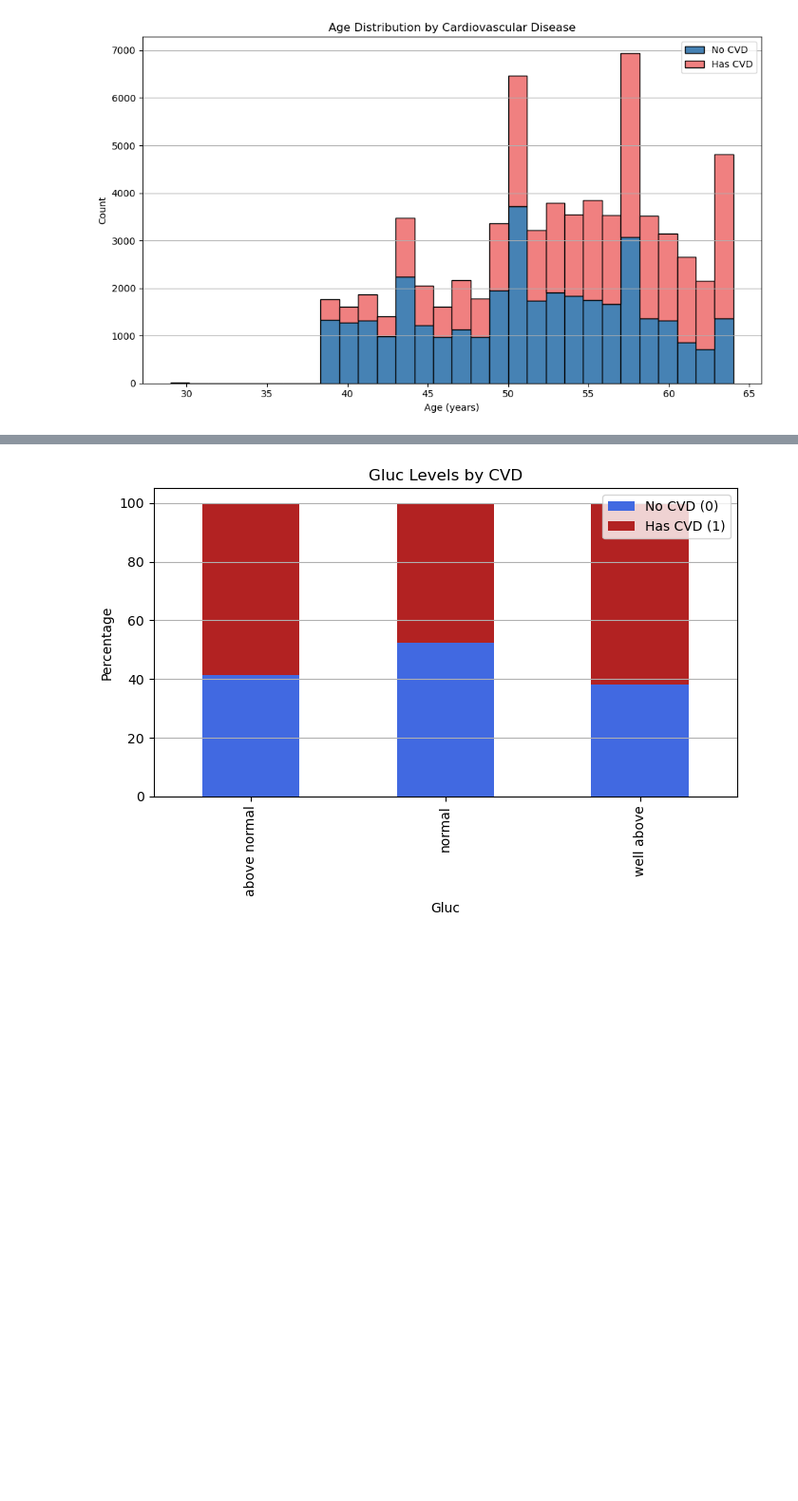
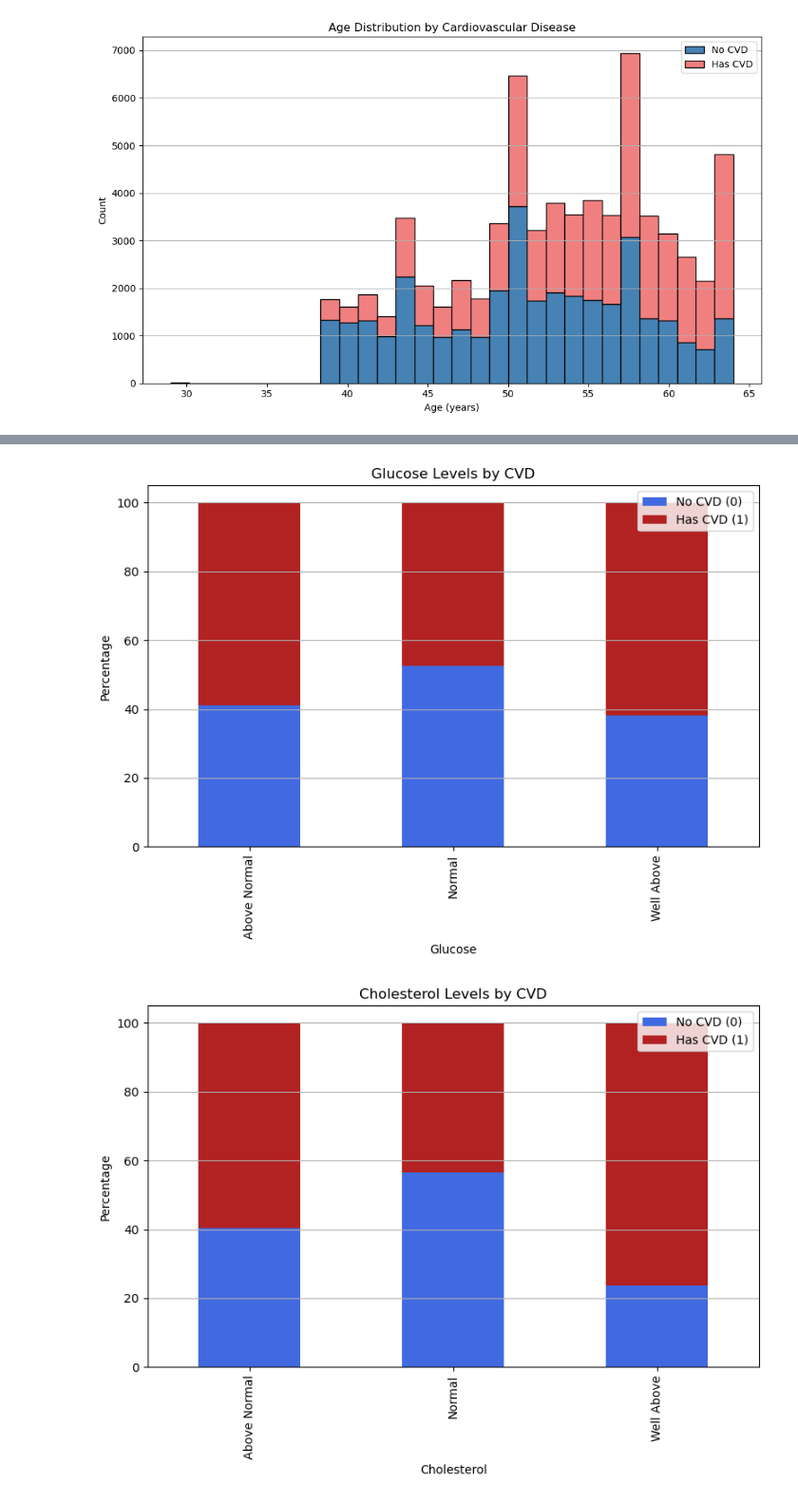
Before and after one commit to ebavarsad/ebavarsad, a Jupyter notebook: kaggle/cardiovascular_disease_research.ipynb, the cells around one changed output, grey strips where cells are left out. Shown at 95% size. Drawn from its saved outputs; the diff is of its cells as text; code cells hidden in the pictures; blank space fills up the shorter version.

Commit message:
more cvd graphs

```diff
--- a/kaggle/cardiovascular_disease_research.ipynb
+++ b/kaggle/cardiovascular_disease_research.ipynb
@@ -61,7 +61,7 @@ def cleaner_df(df, map_names):
 
     # remap column names
     df = df.rename(columns = {'Ap_hi':'Systolic BP', 'Ap_lo':'Diastolic BP', 'Gluc':'Glucose',
-                              'Alco':'Alcohol Drinker', 'Active':'Exerciser', 'Smoke': 'Smoker',
+                              'Alco':'Alcohol Drinker', 'Active':'Inactive', 'Smoke': 'Smoker',
                               'Cardio':'CVD'})
 
     # create new column
@@ -75,7 +75,7 @@ def cleaner_df(df, map_names):
     df = df[(df['Diastolic BP'] > 30) & (df['Diastolic BP'] < 140)]
 
     # we reverse the value of 1 for Exerciser so that you are marked 1 if you don't exercise
-    df['Exerciser'] = int(abs(1-df['Exerciser']))
+    df['Inactive'] = abs(1-df['Inactive'])
 
     # create a BMI category
     df['BMI'] = df['Weight'] / (df['Height']/100)**2
@@ -251,24 +318,26 @@ plot_blood_pressure_box(clean_heart_df)
 # %%
 def plot_stacked_bar(df, feature, label_map):
 
     # Replace the numerical labels with descriptive labels
     df = df.copy()
     df[feature + '_label'] = df[feature].map(label_map)
 
     # Create cross-tab and normalize by row
-    cross_tab = pd.crosstab(df[feature + '_label'], df['cardio'], normalize='index') * 100
+    cross_tab = pd.crosstab(df[feature + '_label'], df['CVD'], normalize = 'index') * 100
 
     # Plot stacked bar chart
-    cross_tab.plot(kind='bar', stacked=True, figsize=(7, 5), color=['royalblue', 'firebrick'])
+    cross_tab.plot(kind = 'bar', stacked = True, figsize = (8, 6), color = ['royalblue', 'firebrick'])
     plt.title(f'{feature.capitalize()} Levels by CVD')
     plt.ylabel('Percentage')
     plt.xlabel(feature.capitalize())
     plt.legend(['No CVD (0)', 'Has CVD (1)'])
-    plt.grid(True, axis='y')
+    plt.grid(True, axis = 'y')
     plt.tight_layout()
     plt.show()
 
-plot_stacked_bar(clean_heart_df, 'gluc', MAP_NAMES)
+plot_stacked_bar(clean_heart_df, 'Glucose', MAP_NAMES)
+plot_stacked_bar(clean_heart_df, 'Cholesterol', MAP_NAMES)
 # %% [output]
-[figure, old version]
+[figure, new version]
+[figure, added]
 # %%
```
Also changed, not shown: parts of 14 cells of this notebook, 1 other file.
